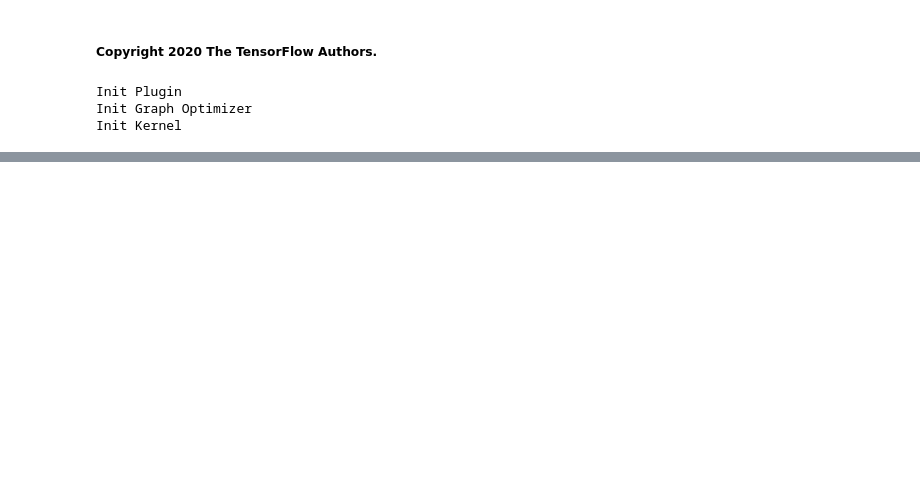
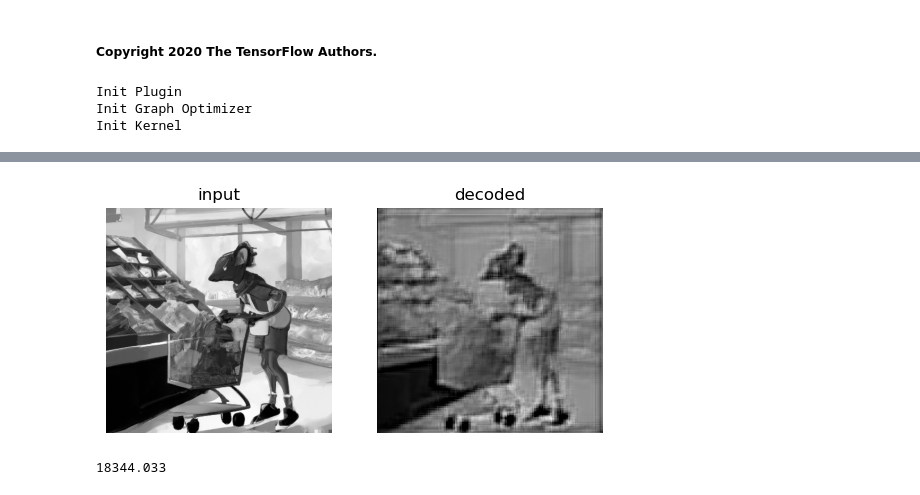
Before and after one commit to RyanWirt/PCB_open, a Jupyter notebook: autoencoder_PCB.ipynb, the cells around one changed output, grey strips where cells are left out. Drawn from its saved outputs; the diff is of its cells as text; code cells hidden in the pictures; blank space fills up the shorter version.

```diff
--- a/autoencoder_PCB.ipynb
+++ b/autoencoder_PCB.ipynb
@@ -565,0 +211,10 @@ Choose a threshold value that is one standard deviations above the mean.
+# %%
+callback = tf.keras.callbacks.EarlyStopping(monitor='loss', patience=3)
+conv_autoencoder = Model(inputs=encoder.input, outputs=decoder(encoder.outputs))
+
+conv_autoencoder.compile(optimizer='adam', loss=losses.mean_squared_error)
+
+history = conv_autoencoder.fit(x_train, x_train, batch_size=17, epochs=14, callbacks=[callback], validation_data=None)
+#conv_autoencoder.save('/Users/ryan/Documents/PCB_Image/conv_autoencoder.h5')
+
+decoded_imgs = conv_autoencoder.predict(x_test)
@@ -565,0 +365,19 @@ Choose a threshold value that is one standard deviations above the mean.
+# %%
+IMG_SZE = 400
+img_array = cv2.imread('/Users/ryan/Desktop/arat.png', cv2.IMREAD_GRAYSCALE)
+img_array = cv2.resize(img_array, (IMG_SZE, IMG_SZE))
+img_array1 = np.array(img_array).reshape(IMG_SZE, IMG_SZE)
+
+img_array1 = img_array1[..., tf.newaxis]
+img_array1.reshape(-1, 400, 400, 1)
+decoded_imgs = conv_autoencoder.predict(img_array1.reshape(-1, 400, 400, 1))
+new_decode = decoded_imgs.reshape(400, 400,3)
+
+fig, ax = plt.subplots(1,2)
+ax[0].imshow(img_array1, cmap = 'gray')
+ax[1].imshow(new_decode[:,:,0], cmap = 'gray')
+ax[0].set_title('input')
+ax[1].set_title('decoded')
+ax[0].set_axis_off()
+ax[1].set_axis_off()
+# %% [output]
@@ -565,0 +385,5 @@ Choose a threshold value that is one standard deviations above the mean.
+[figure, added]
+# %%
+mean_squared_error(new_decode[:,:, 0], img_array1[:,:, 0])
+# %% [output]
+18344.033
```
Also changed, not shown: parts of 76 cells of this notebook.
